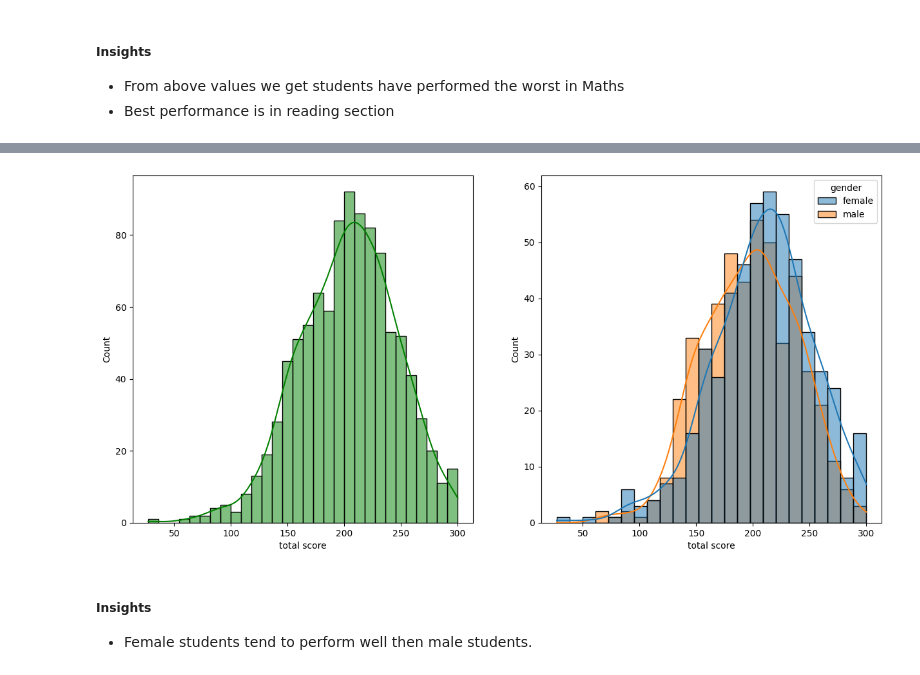
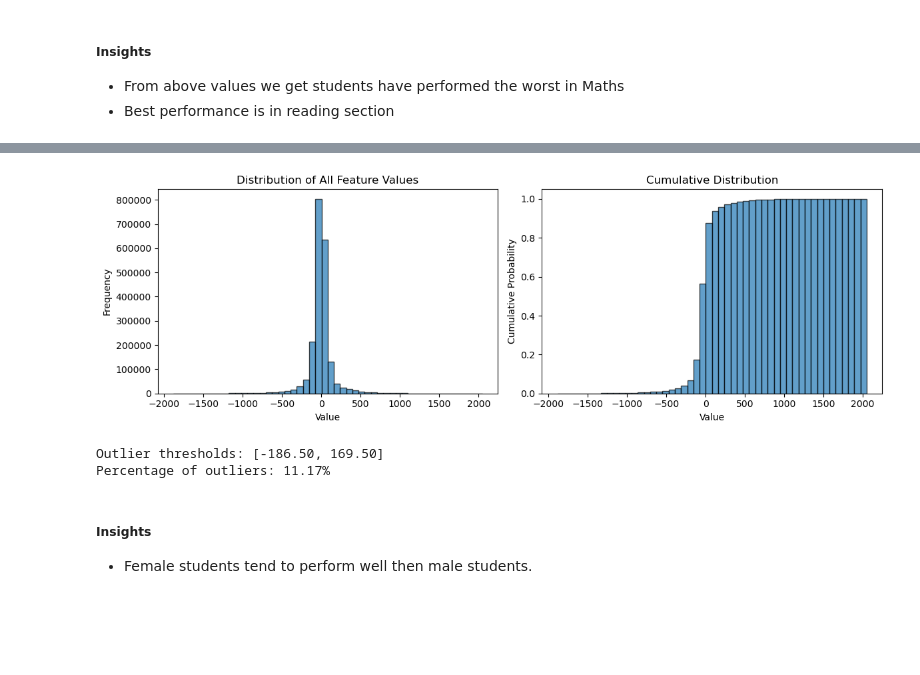
Before and after one commit to arushv1/EEG-Analysis, a Jupyter notebook: notebook/01_EDA_EEGDATA.ipynb, the cells around one changed output, grey strips where cells are left out. Cells and saved outputs as stored; diff of their text form; code cells hidden in the pictures; blank space fills up the shorter version.

```diff
--- a/notebook/01_EDA_EEGDATA.ipynb
+++ b/notebook/01_EDA_EEGDATA.ipynb
@@ -195,7 +179,15 @@ df.head(2)
 # %% [markdown]
 ### 3.8 Adding columns for "Total Score" and "Average"
 # %%
-df['total score'] = df['math_score'] + df['reading_score'] + df['writing_score']
-df['average'] = df['total score']/3
-df.head()
+df = pd.read_csv('/Users/arush/Documents/ML Projects/EEG/data/raw/data.csv')
+num_df = df.iloc[:,1:-1]
+#print(num_df)
+num_df['total'] = num_df.abs().sum(axis=1)
+#print(num_df)
+num_df['average'] = num_df['total']/178
+#print(num_df)
+
+df['total'] = num_df['total']
+df['average'] = num_df['average']
+print(df.iloc[:,-3:][:50])
 # %% [output]
@@ -252,12 +268,37 @@ plt.show()
 # %%
-fig, axs = plt.subplots(1, 2, figsize=(15, 7))
-plt.subplot(121)
-sns.histplot(data=df,x='total score',bins=30,kde=True,color='g')
-plt.subplot(122)
-sns.histplot(data=df,x='total score',kde=True,hue='gender')
+# Distribution of values across all features
+all_values = df.iloc[:, 1:-3].values.flatten()
+
+plt.figure(figsize=(12, 4))
+
+plt.subplot(1, 2, 1)
+plt.hist(all_values, bins=50, edgecolor='black', alpha=0.7)
+plt.title('Distribution of All Feature Values')
+plt.xlabel('Value')
+plt.ylabel('Frequency')
+
+plt.subplot(1, 2, 2)
+plt.hist(all_values, bins=50, edgecolor='black', alpha=0.7, cumulative=True, density=True)
+plt.title('Cumulative Distribution')
+plt.xlabel('Value')
+plt.ylabel('Cumulative Probability')
+
+plt.tight_layout()
 plt.show()
+
+# Check for outliers
+Q1 = np.percentile(all_values, 25)
+Q3 = np.percentile(all_values, 75)
+IQR = Q3 - Q1
+outlier_threshold_low = Q1 - 1.5 * IQR
+outlier_threshold_high = Q3 + 1.5 * IQR
+
+print(f"Outlier thresholds: [{outlier_threshold_low:.2f}, {outlier_threshold_high:.2f}]")
+print(f"Percentage of outliers: {((all_values < outlier_threshold_low) | (all_values > outlier_threshold_high)).mean()*100:.2f}%")
 # %% [output]
-[figure, old version]
+[figure, new version]
+Outlier thresholds: [-186.50, 169.50]
+Percentage of outliers: 11.17%
 # %% [markdown]
 #####  Insights
 - Female students tend to perform well then male students.
```
Also changed, not shown: parts of 10 cells of this notebook, 9 other files.
